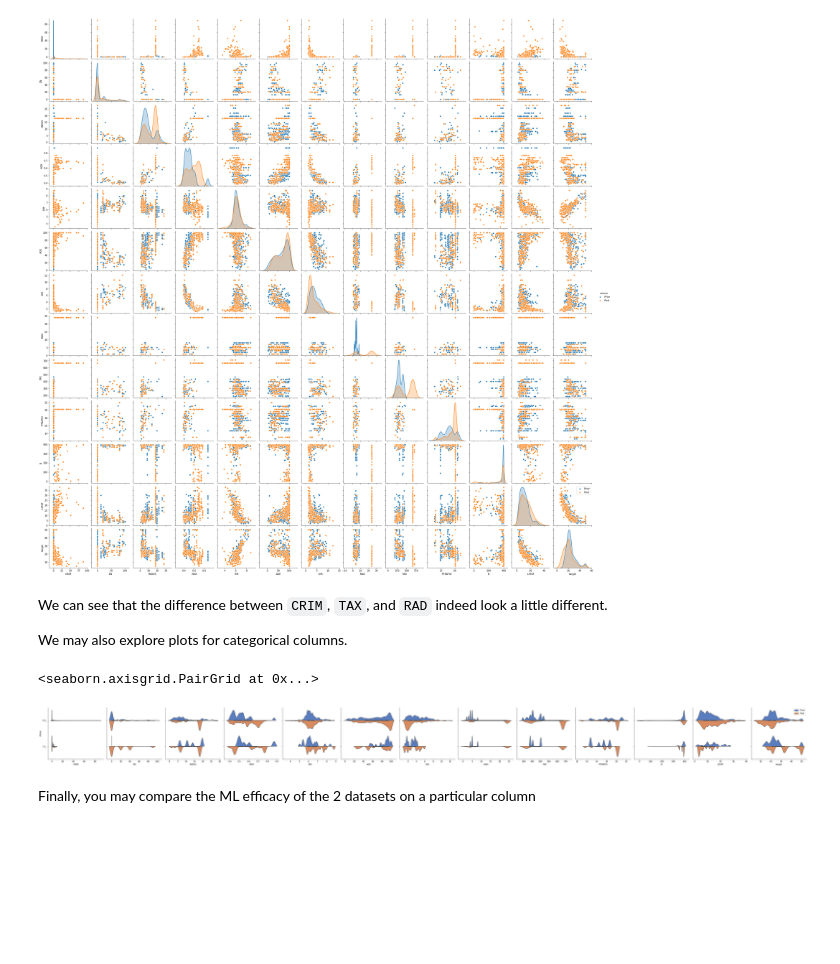
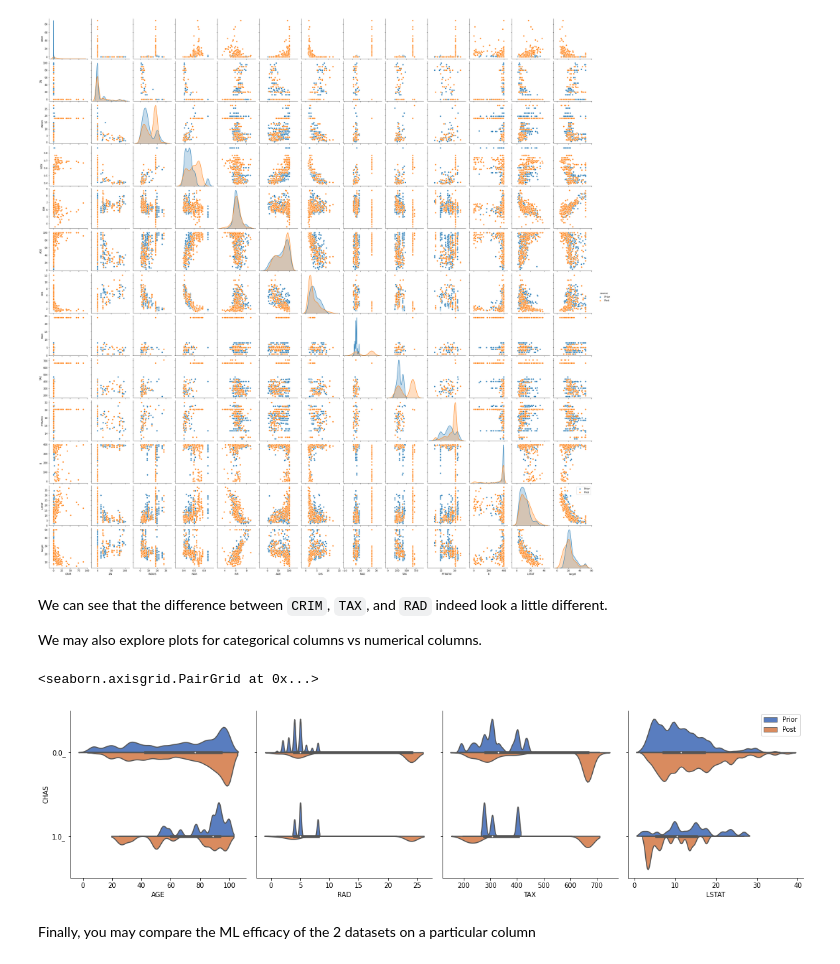
Before and after one commit to kelvnt/data-drift-detector, a Jupyter notebook: examples/example_usage.ipynb, the cells around one changed output. Saved outputs shown, nothing was run; the diff lists cells and outputs as text; code cells hidden in the pictures; blank space fills up the shorter version.

```diff
--- a/examples/example_usage.ipynb
+++ b/examples/example_usage.ipynb
@@ -795,12 +65,12 @@ detector.plot_numeric_to_numeric()
 # %% [markdown]
 We can see that the difference between `CRIM`, `TAX`, and `RAD` indeed look a little different.
 
-We may also explore plots for categorical columns.
+We may also explore plots for categorical columns vs numerical columns.
-# %%
-detector.plot_categorical_to_numeric()
-# %% [output]
-<seaborn.axisgrid.PairGrid at 0x...>
-[figure, removed]
+# %%
+detector.plot_categorical_to_numeric(plot_numeric_columns = ["AGE", "RAD", "TAX", "LSTAT"])
+# %% [output]
+<seaborn.axisgrid.PairGrid at 0x...>
+[figure, added]
 # %% [markdown]
 Finally, you may compare the ML efficacy of the 2 datasets on a particular column
 # %%
```
Also changed, not shown: parts of 9 cells of this notebook.
